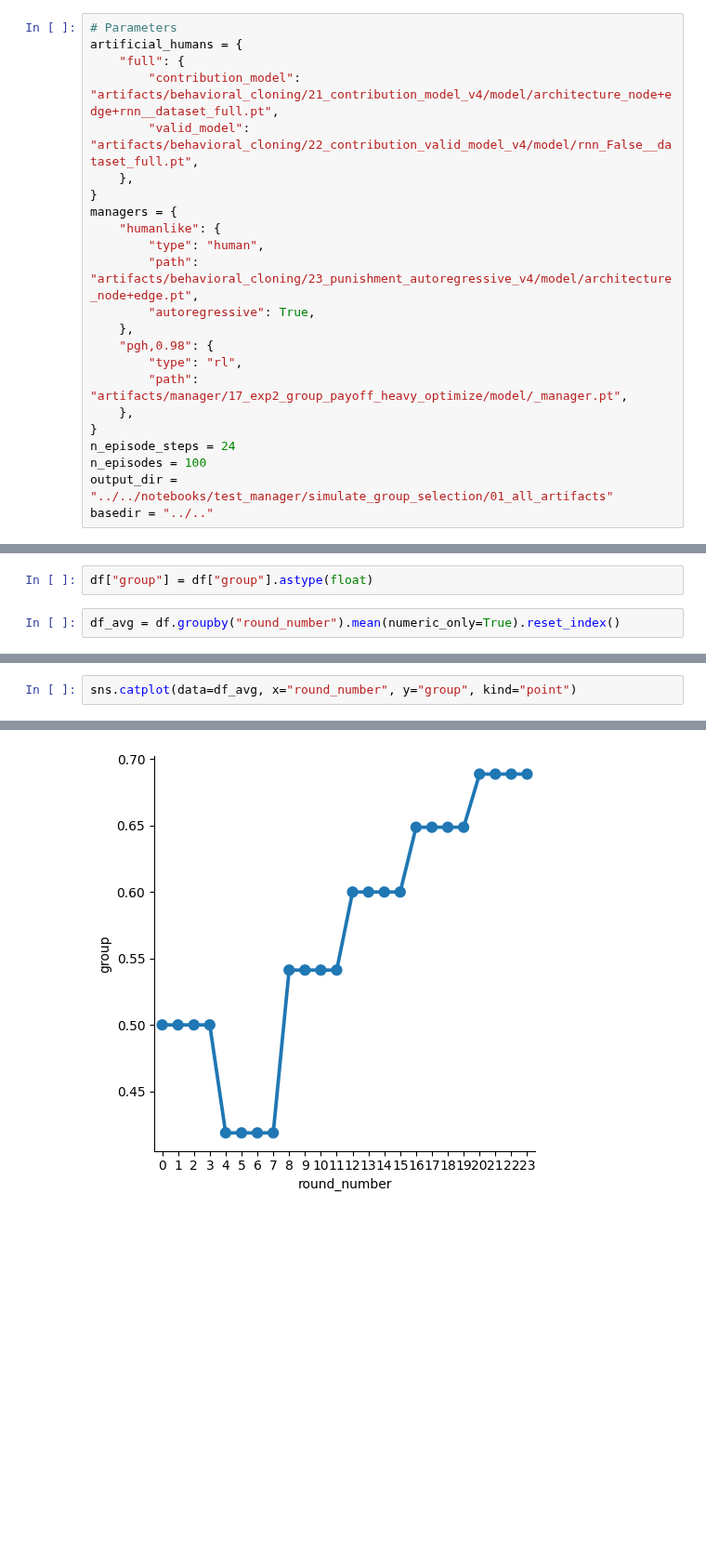
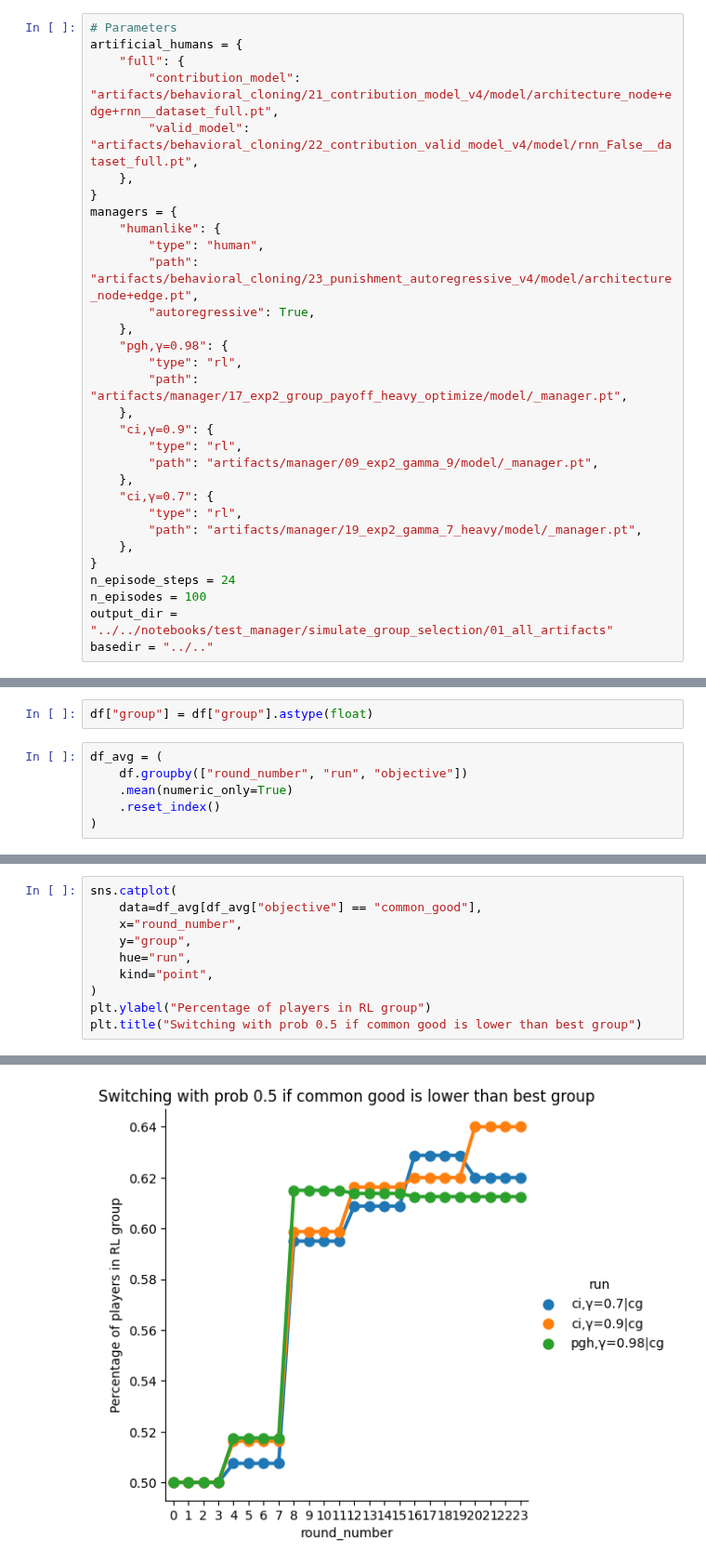
Before and after one commit to center-for-humans-and-machines/algorithmic-institutions, a Jupyter notebook: notebooks/test_manager/simulate_group_selection.ipynb, the cells around one changed output, grey strips where cells are left out. Shown at 93% size. Saved outputs shown, nothing was run; the diff lists cells and outputs as text; blank space fills up the shorter version.

Commit message:
Comparing managers in group selection

```diff
--- a/notebooks/test_manager/simulate_group_selection.ipynb
+++ b/notebooks/test_manager/simulate_group_selection.ipynb
@@ -12,9 +12,17 @@ managers = {
         "path": "artifacts/behavioral_cloning/23_punishment_autoregressive_v4/model/architecture_node+edge.pt",
         "autoregressive": True,
     },
-    "pgh,0.98": {
+    "pgh,γ=0.98": {
         "type": "rl",
         "path": "artifacts/manager/17_exp2_group_payoff_heavy_optimize/model/_manager.pt",
+    },
+    "ci,γ=0.9": {
+        "type": "rl",
+        "path": "artifacts/manager/09_exp2_gamma_9/model/_manager.pt",
+    },
+    "ci,γ=0.7": {
+        "type": "rl",
+        "path": "artifacts/manager/19_exp2_gamma_7_heavy/model/_manager.pt",
     },
 }
 n_episode_steps = 24
@@ -370,7 +461,11 @@ dfm
 # %%
 df["group"] = df["group"].astype(float)
 # %%
-df_avg = df.groupby("round_number").mean(numeric_only=True).reset_index()
+df_avg = (
+    df.groupby(["round_number", "run", "objective"])
+    .mean(numeric_only=True)
+    .reset_index()
+)
 # %%
 sns.catplot(data=df, x="round_number", y="payoff", hue="manager", kind="point")
 # %% [output]
@@ -389,3 +484,11 @@ sns.catplot(data=df, x="round_number", y="common_good", hue="manager", kind="poi
 # %%
-sns.catplot(data=df_avg, x="round_number", y="group", kind="point")
+sns.catplot(
+    data=df_avg[df_avg["objective"] == "common_good"],
+    x="round_number",
+    y="group",
+    hue="run",
+    kind="point",
+)
+plt.ylabel("Percentage of players in RL group")
+plt.title("Switching with prob 0.5 if common good is lower than best group")
 # %% [output]
@@ -393 +496 @@ sns.catplot(data=df_avg, x="round_number", y="group", kind="point")
-[figure, old version]
+[figure, new version]
```
Also changed, not shown: parts of 16 cells of this notebook, 3 other files.
